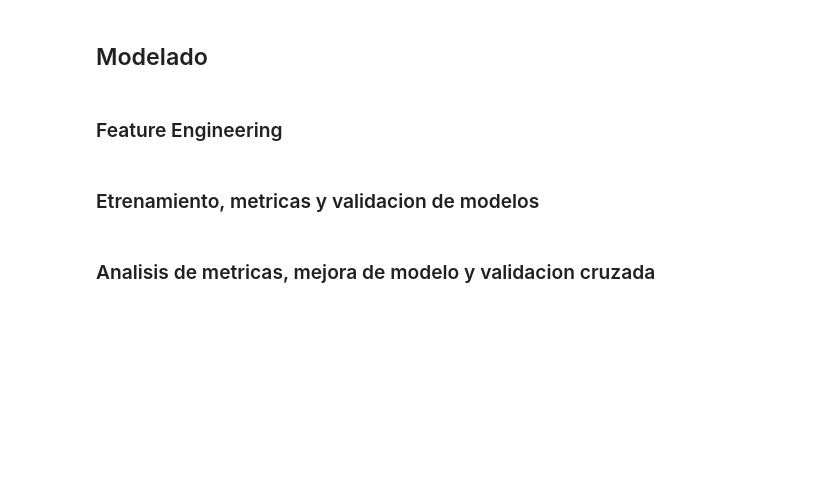
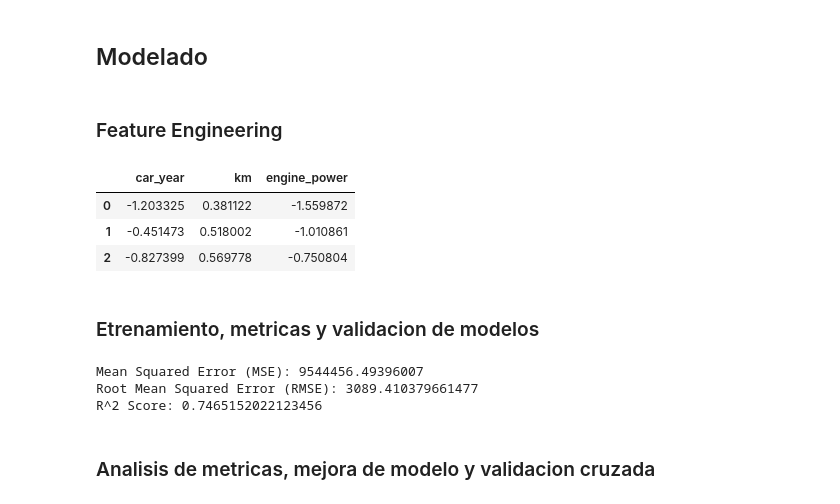
Before and after one commit to arielRas/UsedCarPricePredict-MercadoLibre, a Jupyter notebook: Model.ipynb, the cells around one changed output. Drawn from its saved outputs; the diff is of its cells as text; code cells hidden in the pictures; blank space fills up the shorter version.

```diff
--- a/Model.ipynb
+++ b/Model.ipynb
@@ -46,3 +123,13 @@ cualitative_vars.head(3)
 ## Modelado
 # %% [markdown]
 ### Feature Engineering
+# %%
+#NORMALIZACION DE VARIABLES
+std_vars = StandardScaler().fit_transform(df[['car_year', 'km', 'engine_power']])
+std_vars = pd.DataFrame(std_vars, columns=['car_year', 'km', 'engine_power'])
+std_vars.head(3)
+# %% [output]
+|  | car_year | km | engine_power |
+| 0 | -1.203325 | 0.381122 | -1.559872 |
+| 1 | -0.451473 | 0.518002 | -1.010861 |
+| 2 | -0.827399 | 0.569778 | -0.750804 |
@@ -51,2 +154,16 @@ cualitative_vars.head(3)
+# %%
+#METRICAS DE REGRESION
+mse = mean_squared_error(y_test, y_pred)
+print(f"Mean Squared Error (MSE): {mse}")
+
+rmse = np.sqrt(mse)
+print(f"Root Mean Squared Error (RMSE): {rmse}")
+
+r2 = r2_score(y_test, y_pred)
+print(f"R^2 Score: {r2}")
+# %% [output]
+Mean Squared Error (MSE): 9544456.49396007
+Root Mean Squared Error (RMSE): 3089.410379661477
+R^2 Score: 0.7465152022123456
 # %% [markdown]
 ### Analisis de metricas, mejora de modelo y validacion cruzada
```
Also changed, not shown: parts of 11 cells of this notebook.
